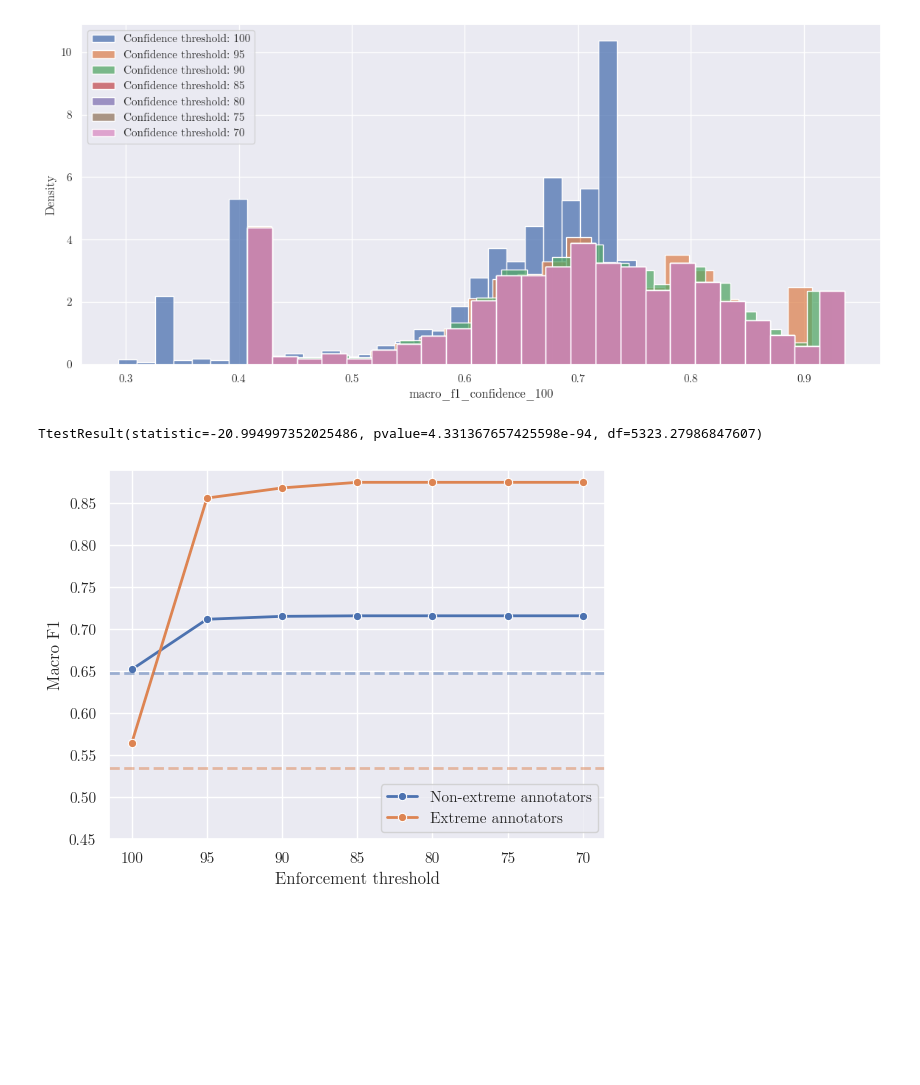
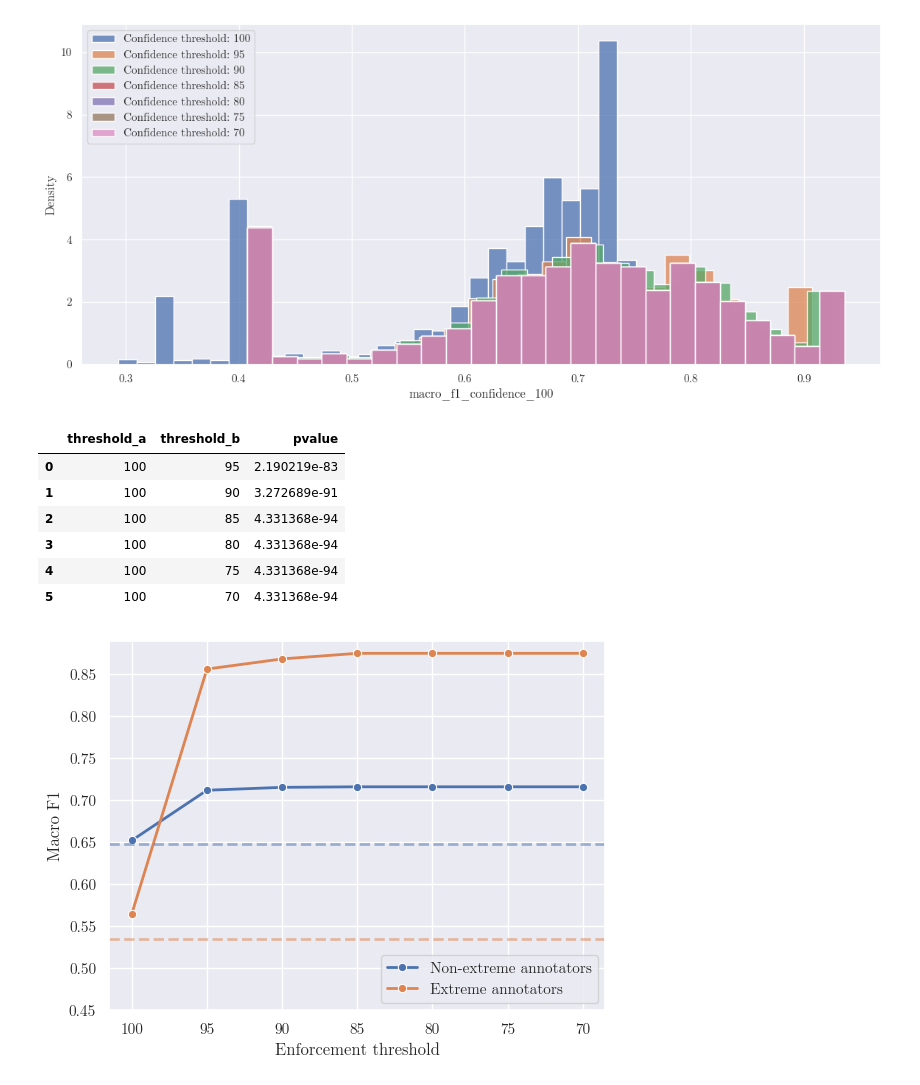
Before and after one commit to MilaNLProc/personal-hate-bounds, a Jupyter notebook: notebooks/evaluate_combined_model.ipynb, the cells around one changed output. Saved outputs shown, nothing was run; the diff lists cells and outputs as text; code cells hidden in the pictures; blank space fills up the shorter version.

```diff
--- a/notebooks/evaluate_combined_model.ipynb
+++ b/notebooks/evaluate_combined_model.ipynb
@@ -2709,14 +2759,32 @@ plt.legend(loc='upper left')
 # %% [output]
 <matplotlib.legend.Legend at 0x...>
 [figure]
-# %%
-ttest_ind(
-    a=hatecheck_annotator_welfare[~hatecheck_annotator_welfare['extreme_annotator']][f'macro_f1_confidence_100'],
-    b=hatecheck_annotator_welfare[~hatecheck_annotator_welfare['extreme_annotator']][f'macro_f1_confidence_85'],
-    equal_var=False,
-)
-# %% [output]
-TtestResult(statistic=-20.994997352025486, pvalue=4.331367657425598e-94, df=5323.27986847607)
+# %%
+# t-test for difference between means (nonextreme annotators).
+hatecheck_f1_scores_ttests_nonextreme_annotators = [
+    {
+        'threshold_a': 100,
+        'threshold_b': ct_to_compare,
+        'pvalue': ttest_ind(
+            a=hatecheck_annotator_welfare[~hatecheck_annotator_welfare['extreme_annotator']][f'macro_f1_confidence_100'],
+            b=hatecheck_annotator_welfare[~hatecheck_annotator_welfare['extreme_annotator']][f'macro_f1_confidence_{ct_to_compare}'],
+            equal_var=False,
+        ).pvalue
+    }
+    for ct_to_compare in [int(c.split('_')[-1]) for c in hatecheck_annotator_welfare.columns if 'macro_f1_confidence_' in c][:-1][::-1]
+]
+
+hatecheck_f1_scores_ttests_nonextreme_annotators = pd.DataFrame(hatecheck_f1_scores_ttests_nonextreme_annotators)
+
+hatecheck_f1_scores_ttests_nonextreme_annotators
+# %% [output]
+|  | threshold_a | threshold_b | pvalue |
+| 0 | 100 | 95 | 2.190219e-83 |
+| 1 | 100 | 90 | 3.272689e-91 |
+| 2 | 100 | 85 | 4.331368e-94 |
+| 3 | 100 | 80 | 4.331368e-94 |
+| 4 | 100 | 75 | 4.331368e-94 |
+| 5 | 100 | 70 | 4.331368e-94 |
 # %%
 # # Check: statistics on the variations of macro F1.
 # f1_score_statistics['macro_f1_delta'] = f1_score_statistics['macro_f1'] - f1_score_statistics['macro_f1_sepheads']
```
Also changed, not shown: parts of 8 cells of this notebook.
